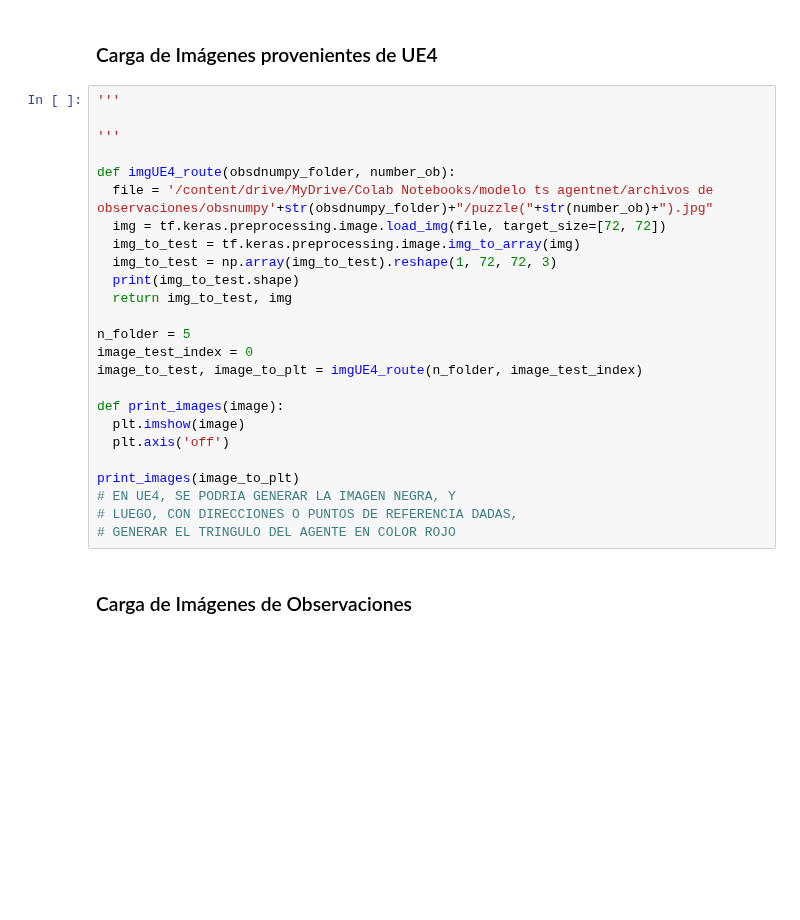
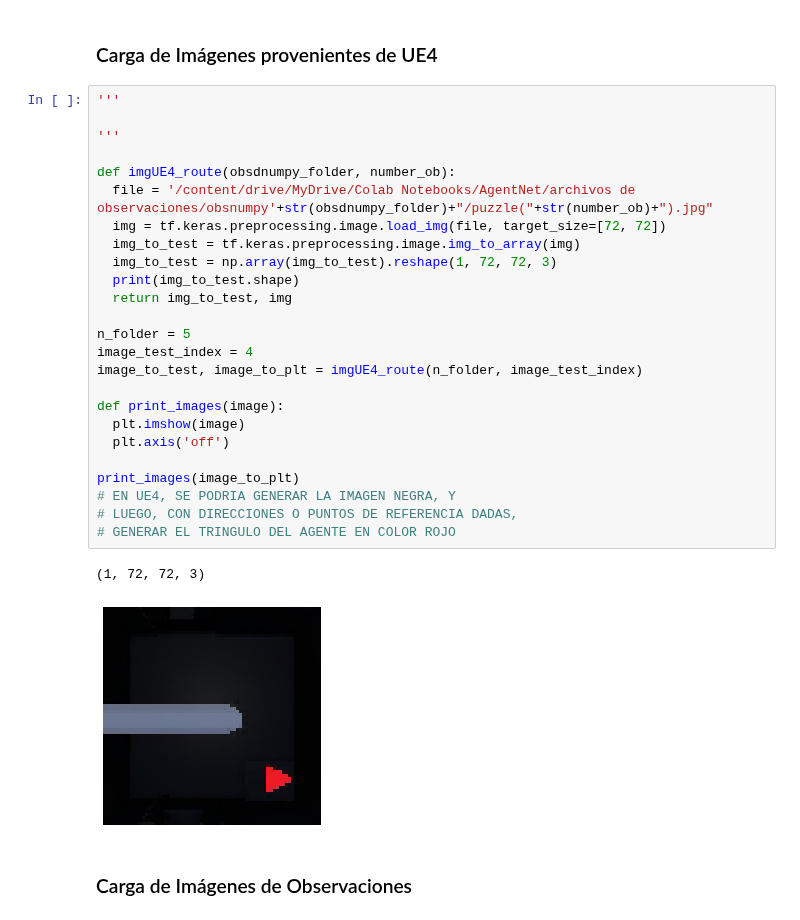
Before and after one commit to matpg/RL-Agent-for-Unreal-Engine, a Jupyter notebook: script_pruebas_tensorflow.ipynb, the cells around one changed output. Cells and saved outputs as stored; diff of their text form; blank space fills up the shorter version.

```diff
--- a/script_pruebas_tensorflow.ipynb
+++ b/script_pruebas_tensorflow.ipynb
@@ -59,28 +59,31 @@ print_images(image_to_plt)
 # %%
 '''
 
 '''
 
 def imgUE4_route(obsdnumpy_folder, number_ob):
-  file = '/content/drive/MyDrive/Colab Notebooks/modelo ts agentnet/archivos de observaciones/obsnumpy'+str(obsdnumpy_folder)+"/puzzle("+str(number_ob)+").jpg"
+  file = '/content/drive/MyDrive/Colab Notebooks/AgentNet/archivos de observaciones/obsnumpy'+str(obsdnumpy_folder)+"/puzzle("+str(number_ob)+").jpg"
   img = tf.keras.preprocessing.image.load_img(file, target_size=[72, 72])
   img_to_test = tf.keras.preprocessing.image.img_to_array(img)
   img_to_test = np.array(img_to_test).reshape(1, 72, 72, 3)
   print(img_to_test.shape)
   return img_to_test, img
 
 n_folder = 5
-image_test_index = 0
+image_test_index = 4
 image_to_test, image_to_plt = imgUE4_route(n_folder, image_test_index)
 
 def print_images(image):
   plt.imshow(image)
   plt.axis('off')
 
 print_images(image_to_plt)
 # EN UE4, SE PODRIA GENERAR LA IMAGEN NEGRA, Y
 # LUEGO, CON DIRECCIONES O PUNTOS DE REFERENCIA DADAS,
 # GENERAR EL TRINGULO DEL AGENTE EN COLOR ROJO
+# %% [output]
+(1, 72, 72, 3)
+[figure, added]
 # %% [markdown]
 ### Carga de Imágenes de Observaciones
 # %%
```
Also changed, not shown: parts of 3 cells of this notebook.
